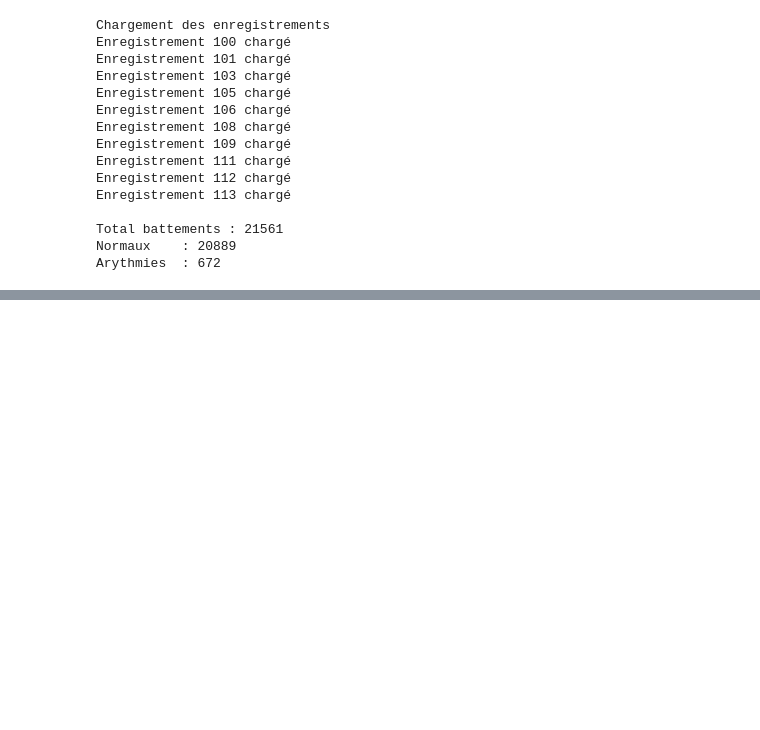
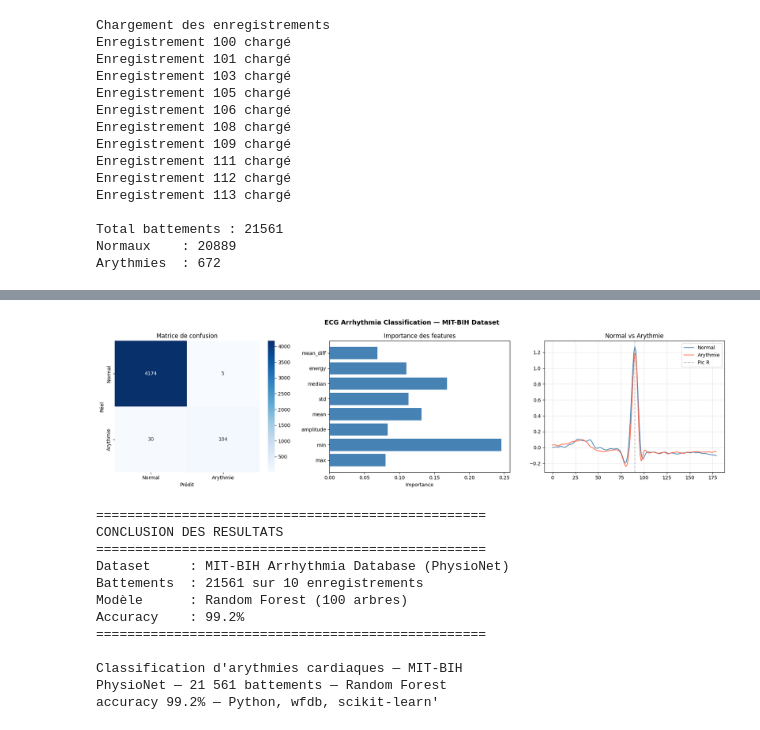
Before and after one commit to JotiNARINDER/ecg-arrhythmia-classification, a Jupyter notebook: ECG_Classification.ipynb, the cells around one changed output, grey strips where cells are left out. Drawn from its saved outputs; the diff is of its cells as text; code cells hidden in the pictures; blank space fills up the shorter version.

```diff
--- a/ECG_Classification.ipynb
+++ b/ECG_Classification.ipynb
@@ -293,0 +370,61 @@ Arythmies  : 672
+# %%
+feature_names = ['max', 'min', 'amplitude', 'mean', 'std', 'median', 'energy', 'mean_diff']
+
+fig, axes = plt.subplots(1, 3, figsize=(18, 5))
+
+# 1. Matrice de confusion
+cm = confusion_matrix(y_test, y_pred)
+sns.heatmap(cm, annot=True, fmt='d', cmap='Blues',
+            xticklabels=['Normal', 'Arythmie'],
+            yticklabels=['Normal', 'Arythmie'], ax=axes[0])
+axes[0].set_title('Matrice de confusion')
+axes[0].set_ylabel('Réel')
+axes[0].set_xlabel('Prédit')
+
+# 2. Importance des features
+importances = model.feature_importances_
+axes[1].barh(feature_names, importances, color='steelblue')
+axes[1].set_title('Importance des features')
+axes[1].set_xlabel('Importance')
+
+# 3. Normal vs Arythmie
+normal_ex = X[y == 0][0]
+arrhythmia_ex = X[y == 1][0]
+axes[2].plot(normal_ex, label='Normal', color='steelblue', linewidth=1.5)
+axes[2].plot(arrhythmia_ex, label='Arythmie', color='tomato', linewidth=1.5)
+axes[2].axvline(x=90, color='gray', linestyle='--', alpha=0.5, label='Pic R')
+axes[2].set_title('Normal vs Arythmie')
+axes[2].legend()
+axes[2].grid(True, alpha=0.3)
+
+plt.suptitle('ECG Arrhythmia Classification — MIT-BIH Dataset', fontsize=13, fontweight='bold')
+plt.tight_layout()
+plt.savefig('results.png', dpi=150, bbox_inches='tight')
+plt.show()
+
+print(f"\n{'='*50}")
+print("CONCLUSION DES RESULTATS")
+print(f"{'='*50}")
+print(f"Dataset     : MIT-BIH Arrhythmia Database (PhysioNet)")
+print(f"Battements  : {len(y)} sur 10 enregistrements")
+print(f"Modèle      : Random Forest (100 arbres)")
+print(f"Accuracy    : 99.2%")
+print(f"{'='*50}")
+print()
+print("Classification d'arythmies cardiaques — MIT-BIH")
+print("PhysioNet — 21 561 battements — Random Forest")
+print("accuracy 99.2% — Python, wfdb, scikit-learn'")
+# %% [output]
+[figure, added]
+==================================================
+CONCLUSION DES RESULTATS
+==================================================
+Dataset     : MIT-BIH Arrhythmia Database (PhysioNet)
+Battements  : 21561 sur 10 enregistrements
+Modèle      : Random Forest (100 arbres)
+Accuracy    : 99.2%
+==================================================
+
+Classification d'arythmies cardiaques — MIT-BIH
+PhysioNet — 21 561 battements — Random Forest
+accuracy 99.2% — Python, wfdb, scikit-learn'
```
Also changed, not shown: parts of 3 cells of this notebook.
